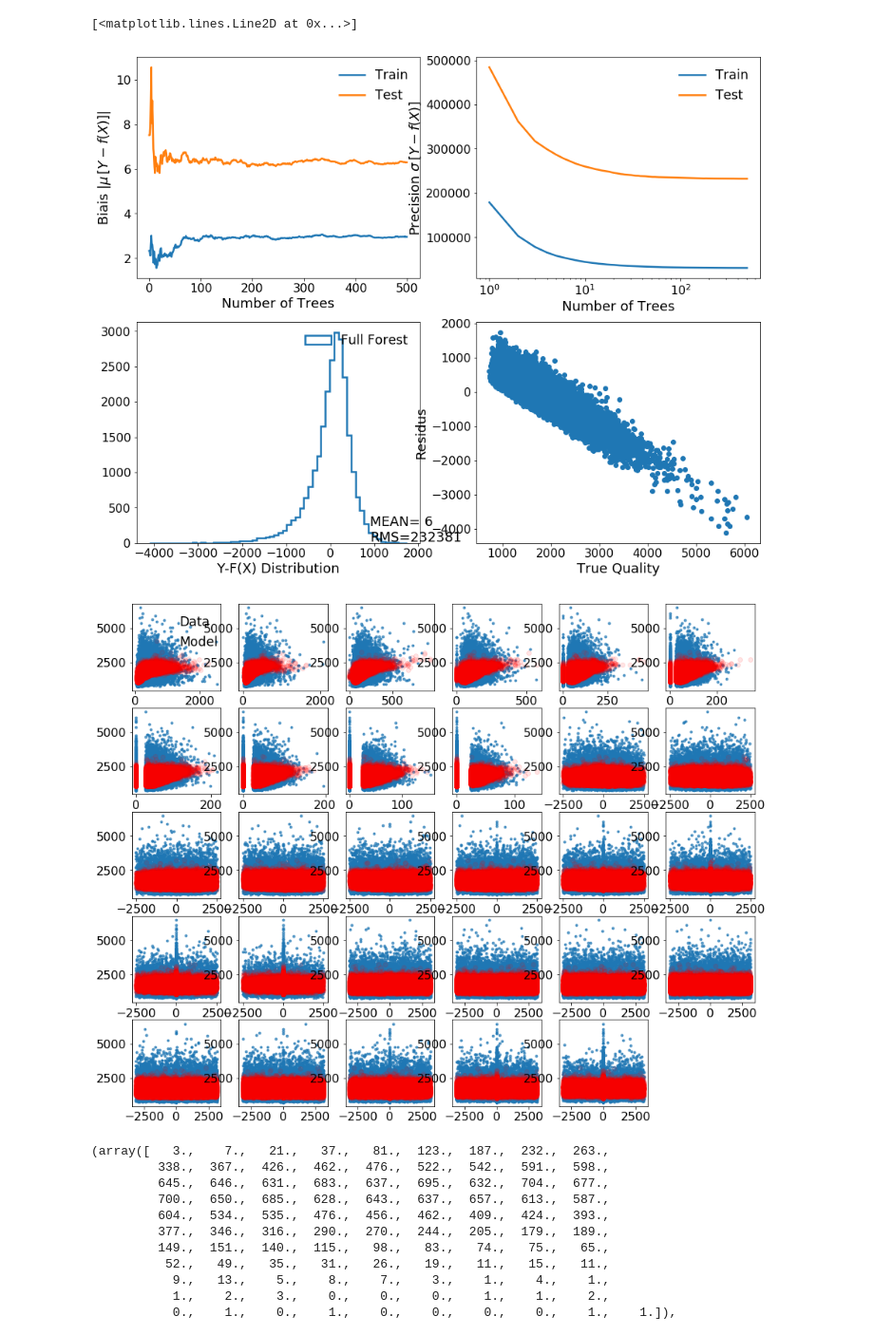
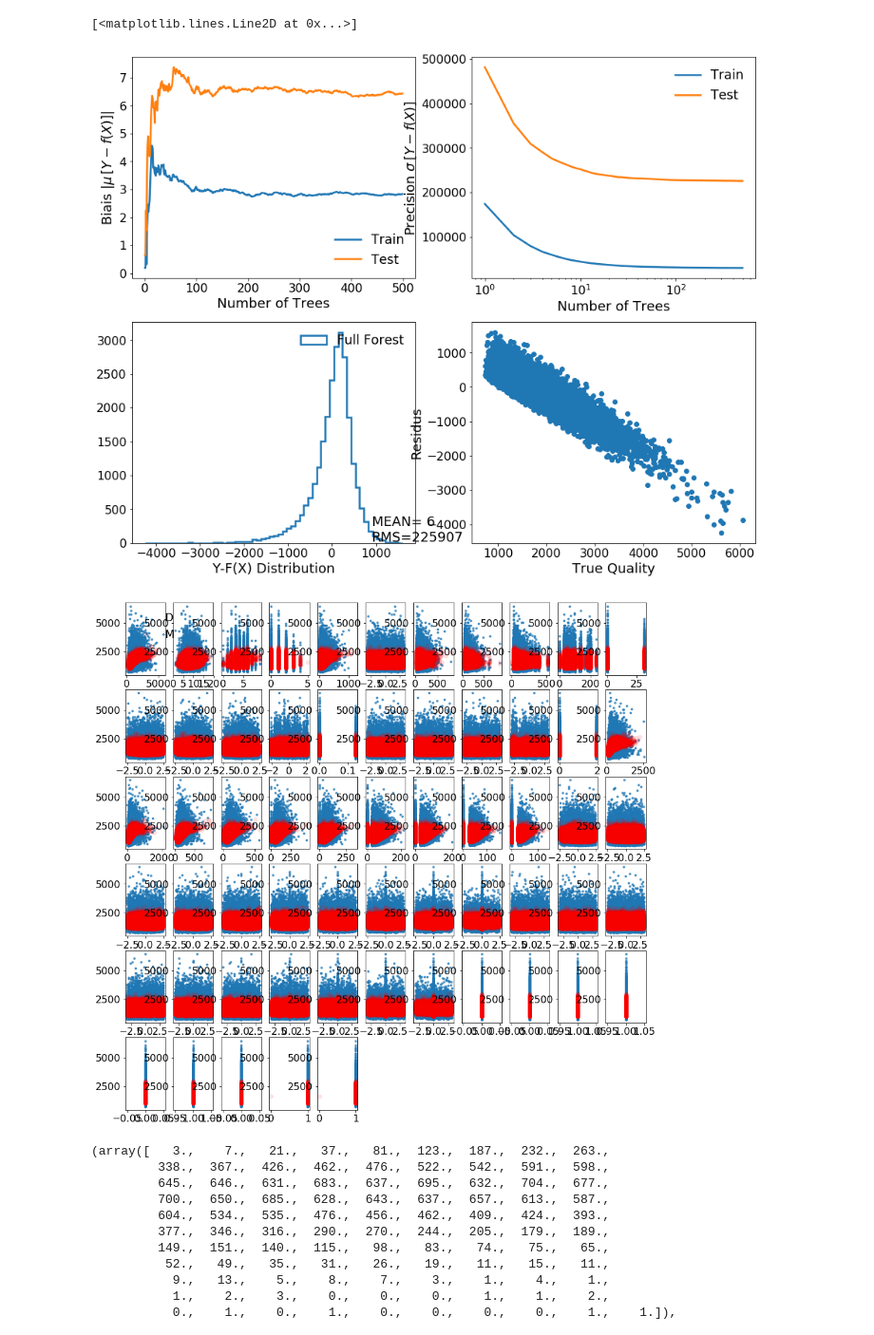
Before and after one commit to rmadar/ML-HEP, a Jupyter notebook: TestRootNumpy.ipynb, the cells around one changed output. Shown: that part at 95% size. Saved outputs shown, nothing was run; the diff lists cells and outputs as text; code cells hidden in the pictures.

```diff
--- a/TestRootNumpy.ipynb
+++ b/TestRootNumpy.ipynb
@@ -28,5 +26,5 @@ Welcome to JupyROOT 6.10/02
 # %%
-data = root2array('flatNtuple_4topCI.root')
+data = root2array('flatNtuple_4topSM.root')
 df = pd.DataFrame(data)
 cols = df.columns.tolist()
 cols = cols[1:-1] + [cols[0]]
@@ -114,22 +112,22 @@ plt.ylabel('Residus')
 plt.plot( Ytrue, Ypred-Ytrue, 'o')
 # %% [output]
 [<matplotlib.lines.Line2D at 0x...>]
-[figure, old version]
+[figure, new version]
 # %%
 ymodel=rf_regre.predict(testX)
 
 i=0
 plt.figure(figsize=(15,15))
 for varname in testX.columns:
     i=i+1
     x=testX[varname]
-    plt.subplot(6,6,i)
+    plt.subplot(6,11,i)
     plt.plot(trainX[varname],trainY,'.',alpha=0.7, label='Data')
     plt.plot(testX[varname],ymodel,'ro',alpha=0.1,label='Model')
     if (i==1):
         plt.legend()
 # %% [output]
-[figure, old version]
+[figure, new version]
 # %%
 plt.figure(figsize=(13,5))
 plt.subplot(121)
```
Also changed, not shown: parts of 3 cells of this notebook, 2 other files.
